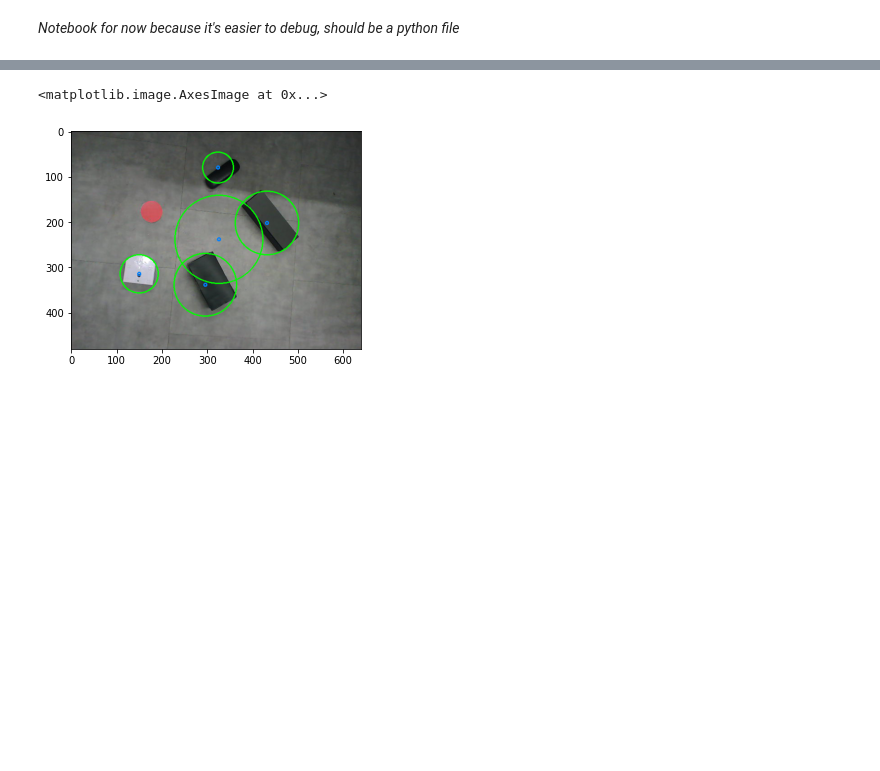
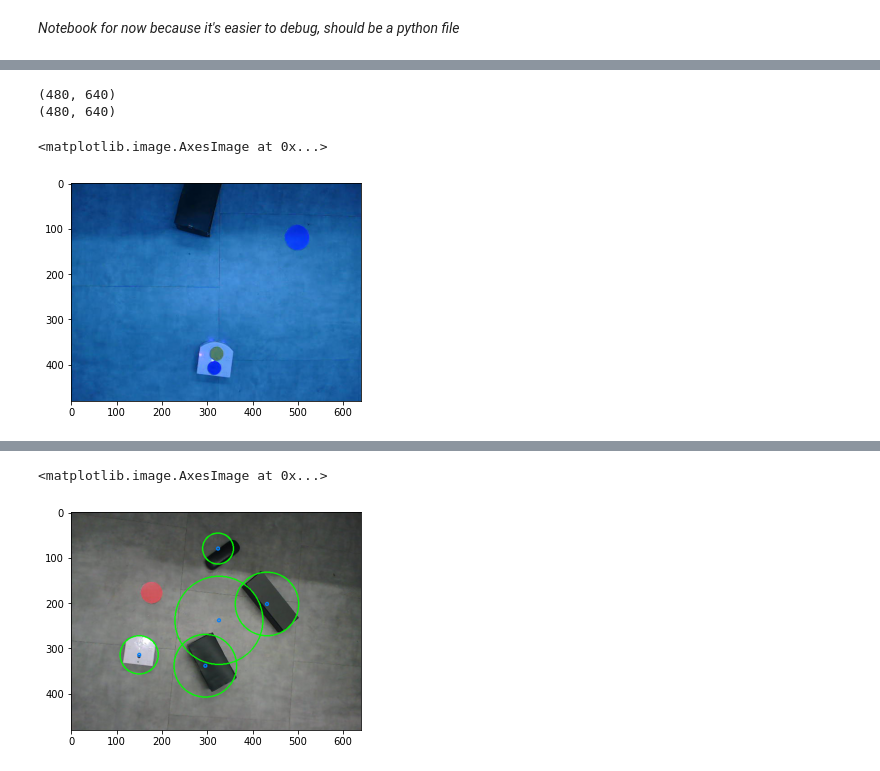
Before and after one commit to AntoineDelaloye/mobile_robotics_project, a Jupyter notebook: Vision.ipynb, the cells around one changed output, grey strips where cells are left out. Cells and saved outputs as stored; diff of their text form; code cells hidden in the pictures; blank space fills up the shorter version.

Commit message:
revert Vision.ipynb

```diff
--- a/Vision.ipynb
+++ b/Vision.ipynb
@@ -187,0 +213,28 @@ robot angle: 1.5350972183041158
+# %%
+gray_testt = cv2.cvtColor(vision.current_img, cv2.COLOR_BGR2GRAY)
+print(gray_testt.shape[:2])
+print(vision.current_img.shape[:2])
+# %% [output]
+(480, 640)
+(480, 640)
+# %%
+img = vision.obstacle_img
+gray = cv2.cvtColor(img, cv2.COLOR_BGR2GRAY)
+blur = cv2.GaussianBlur(gray,(5,5),0)
+copy = img.copy()
+#plt.imshow(cv2.cvtColor(gray, cv2.COLOR_BGR2RGB))
+minDist = 3
+param1 = 30 #500
+param2 = 50 #200 #smaller value-> more false circles
+minRadius = 5
+maxRadius = 100 #10
+# docstring of HoughCircles: HoughCircles(image, method, dp, minDist[, circles[, param1[, param2[, minRadius[, maxRadius]]]]]) -> circles
+circles = cv2.HoughCircles(blur, cv2.HOUGH_GRADIENT, 1, minDist, param1=param1, param2=param2, minRadius=minRadius, maxRadius=maxRadius)
+if circles is not None:
+    circles = np.uint16(np.around(circles))
+    for i in circles[0,:]:
+        cv2.circle(copy, (i[0], i[1]), i[2], (0, 255, 0), 2)
+plt.imshow(copy)
+# %% [output]
+<matplotlib.image.AxesImage at 0x...>
+[figure, added]
```
Also changed, not shown: parts of 31 cells of this notebook.
